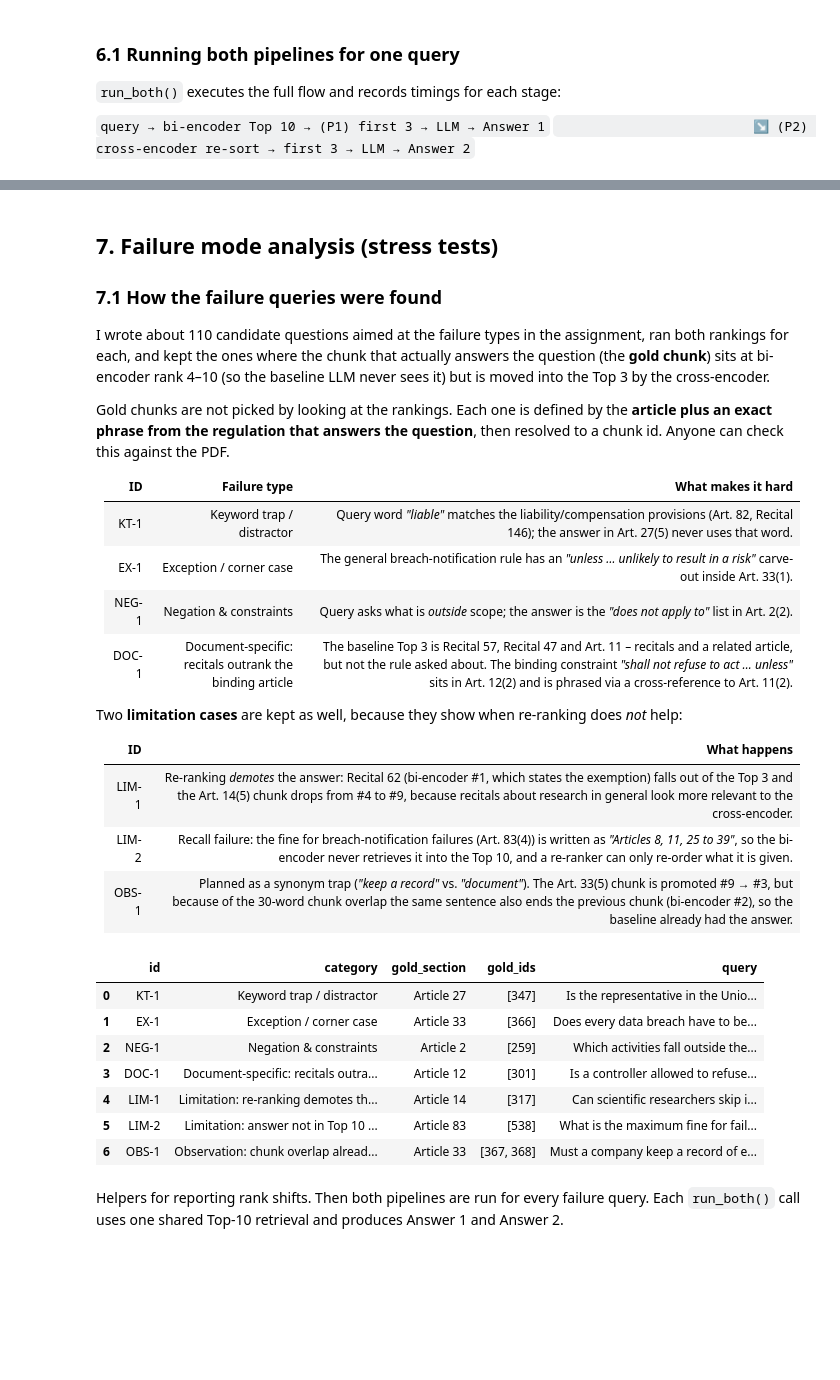
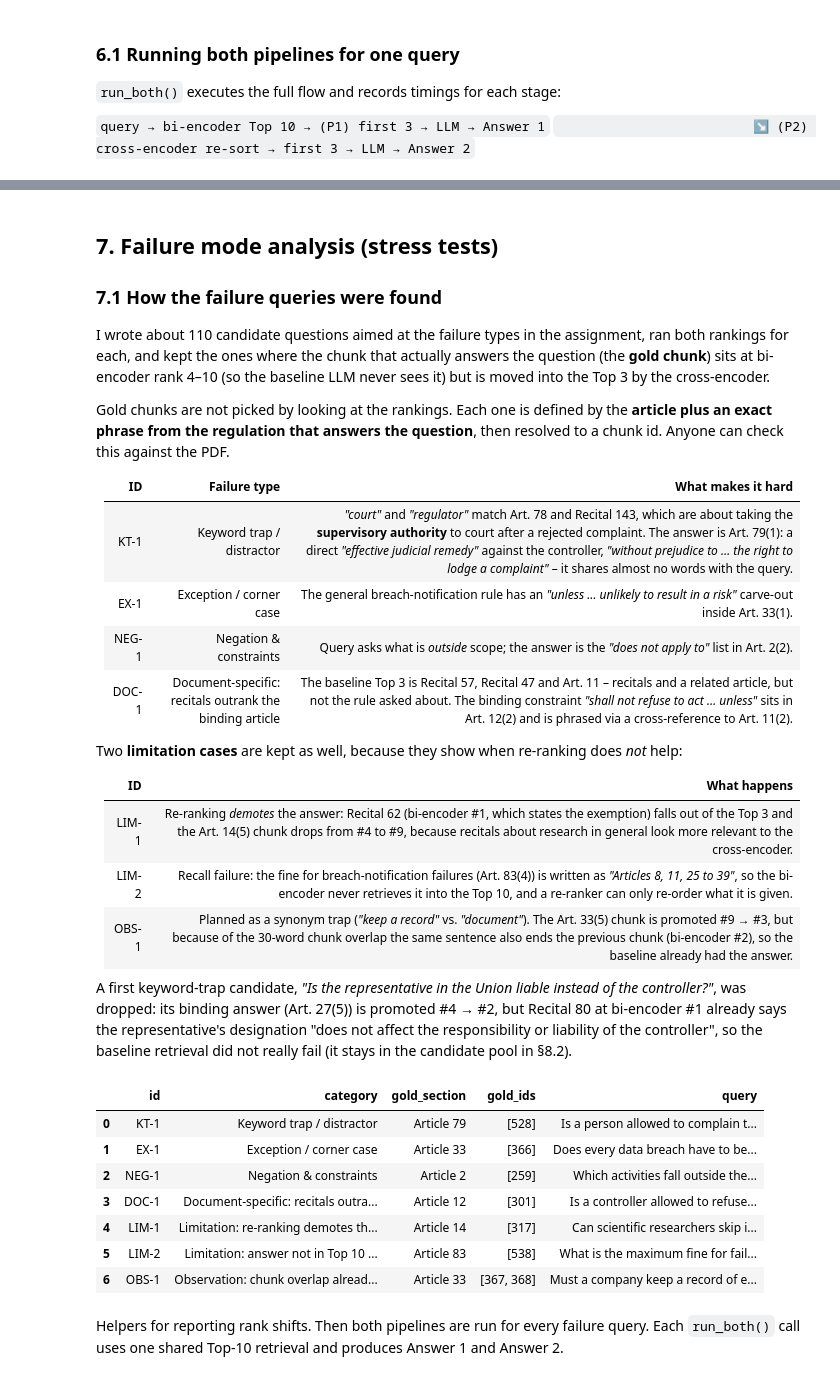
Before and after one commit to Sourav-Nath-01/RAG-Assignment-Baseline-vs.-Re-Ranking, a Jupyter notebook: RAG_Reranking.ipynb, the cells around one changed output, grey strips where cells are left out. Cells and saved outputs as stored; diff of their text form; code cells hidden in the pictures; blank space fills up the shorter version.

```diff
--- a/RAG_Reranking.ipynb
+++ b/RAG_Reranking.ipynb
@@ -194,7 +209,8 @@ def to_units(lines):
     flush()
 
     for u in units:
-        txt = re.sub(r"(\w)- (\w)", r"\1-\2", u["text"])    # "cross- border" -> "cross-border"
+        txt = u["text"].replace("\u00ad ", "").replace("\u00ad", "")   # soft hyphen: "adminis trative" -> "administrative"
+        txt = re.sub(r"(\w)- (\w)", r"\1-\2", txt)          # real hyphen: "cross- border" -> "cross-border"
         u["text"] = re.sub(r"\s+", " ", txt).strip()
     return units
 
@@ -204,6 +220,7 @@ n_rec = sum(u["section"].startswith("Recital") for u in units)
 n_art = sum(u["section"].startswith("Article") for u in units)
 print(f"{n_rec} recitals, {n_art} articles")
 assert n_rec == 173 and n_art == 99, "structure parsing went wrong"
+assert not any("\u00ad" in u["text"] for u in units), "soft hyphens left in the text"
 pd.DataFrame(units)[["section", "page", "text"]].iloc[[0, 172, 173, 205]]
 # %% [output]
 173 recitals, 99 articles
@@ -563,7 +580,7 @@ regulation that answers the question**, then resolved to a chunk id. Anyone can
 
 | ID | Failure type | What makes it hard |
 |---|---|---|
-| KT-1 | Keyword trap / distractor | Query word *"liable"* matches the liability/compensation provisions (Art. 82, Recital 146); the answer in Art. 27(5) never uses that word. |
+| KT-1 | Keyword trap / distractor | *"court"* and *"regulator"* match Art. 78 and Recital 143, which are about taking the **supervisory authority** to court after a rejected complaint. The answer is Art. 79(1): a direct *"effective judicial remedy"* against the controller, *"without prejudice to … the right to lodge a complaint"* – it shares almost no words with the query. |
 | EX-1 | Exception / corner case | The general breach-notification rule has an *"unless … unlikely to result in a risk"* carve-out inside Art. 33(1). |
 | NEG-1 | Negation & constraints | Query asks what is *outside* scope; the answer is the *"does not apply to"* list in Art. 2(2). |
 | DOC-1 | Document-specific: recitals outrank the binding article | The baseline Top 3 is Recital 57, Recital 47 and Art. 11 – recitals and a related article, but not the rule asked about. The binding constraint *"shall not refuse to act … unless"* sits in Art. 12(2) and is phrased via a cross-reference to Art. 11(2). |
@@ -575,11 +592,16 @@ Two **limitation cases** are kept as well, because they show when re-ranking doe
 | LIM-1 | Re-ranking *demotes* the answer: Recital 62 (bi-encoder #1, which states the exemption) falls out of the Top 3 and the Art. 14(5) chunk drops from #4 to #9, because recitals about research in general look more relevant to the cross-encoder. |
 | LIM-2 | Recall failure: the fine for breach-notification failures (Art. 83(4)) is written as *"Articles 8, 11, 25 to 39"*, so the bi-encoder never retrieves it into the Top 10, and a re-ranker can only re-order what it is given. |
 | OBS-1 | Planned as a synonym trap (*"keep a record"* vs. *"document"*). The Art. 33(5) chunk is promoted #9 → #3, but because of the 30-word chunk overlap the same sentence also ends the previous chunk (bi-encoder #2), so the baseline already had the answer. |
+
+A first keyword-trap candidate, *"Is the representative in the Union liable instead of the controller?"*, was dropped: its
+binding answer (Art. 27(5)) is promoted #4 → #2, but Recital 80 at bi-encoder #1 already says the representative's
+designation "does not affect the responsibility or liability of the controller", so the baseline retrieval did not
+really fail (it stays in the candidate pool in §8.2).
 # %%
 FAILURE_CASES = [
     {"id": "KT-1", "category": "Keyword trap / distractor",
-     "query": "Is the representative in the Union liable instead of the controller?",
-     "gold_section": "Article 27", "gold_phrase": "without prejudice to legal actions which could be initiated against the controller"},
+     "query": "Is a person allowed to complain to a court instead of the regulator?",
+     "gold_section": "Article 79", "gold_phrase": "Without prejudice to any available administrative or non-judicial remedy"},
     {"id": "EX-1", "category": "Exception / corner case",
      "query": "Does every data breach have to be reported to the supervisory authority?",
      "gold_section": "Article 33", "gold_phrase": "unless the personal data breach is unlikely to result in a risk"},
@@ -587,34 +609,34 @@ FAILURE_CASES = [
      "query": "Which activities fall outside the scope of the regulation?",
      "gold_section": "Article 2", "gold_phrase": "This Regulation does not apply to the processing of personal data"},
     {"id": "DOC-1", "category": "Document-specific: recitals outrank binding article",
      "query": "Is a controller allowed to refuse to act on a request when it cannot identify the data subject?",
      "gold_section": "Article 12", "gold_phrase": "shall not refuse to act on the request of the data subject"},
     {"id": "LIM-1", "category": "Limitation: re-ranking demotes the answer",
      "query": "Can scientific researchers skip informing people whose data they reuse?",
      "gold_section": "Article 14", "gold_phrase": "would involve a disproportionate effort, in particular for processing for archiving"},
     {"id": "LIM-2", "category": "Limitation: answer not in Top 10 (recall)",
      "query": "What is the maximum fine for failing to notify a personal data breach?",
      "gold_section": "Article 83", "gold_phrase": "10 000 000 EUR"},
     {"id": "OBS-1", "category": "Observation: chunk overlap already rescues the baseline",
      "query": "Must a company keep a record of every data breach, even ones not reported?",
      "gold_section": "Article 33", "gold_phrase": "shall document any personal data breaches"},
 ]
 
 
 def resolve_gold(section, phrase):
     # Chunk ids of `section` whose text contains `phrase`.
     sec_match = chunks_df.section.str.match(re.escape(section) + r"( |$)")
     ids = chunks_df.index[sec_match & chunks_df.text.str.contains(phrase, regex=False)].tolist()
     assert ids, f"gold phrase not found: {section} / {phrase}"
     return ids
 
 
 for case in FAILURE_CASES:
     case["gold_ids"] = resolve_gold(case["gold_section"], case["gold_phrase"])
 pd.DataFrame(FAILURE_CASES)[["id", "category", "gold_section", "gold_ids", "query"]]
 # %% [output]
 |  | id | category | gold_section | gold_ids | query |
-| 0 | KT-1 | Keyword trap / distractor | Article 27 | [347] | Is the representative in the Unio... |
+| 0 | KT-1 | Keyword trap / distractor | Article 79 | [528] | Is a person allowed to complain t... |
 | 1 | EX-1 | Exception / corner case | Article 33 | [366] | Does every data breach have to be... |
 | 2 | NEG-1 | Negation & constraints | Article 2 | [259] | Which activities fall outside the... |
 | 3 | DOC-1 | Document-specific: recitals outra... | Article 12 | [301] | Is a controller allowed to refuse... |
```
Also changed, not shown: parts of 18 cells of this notebook, 8 other files.
